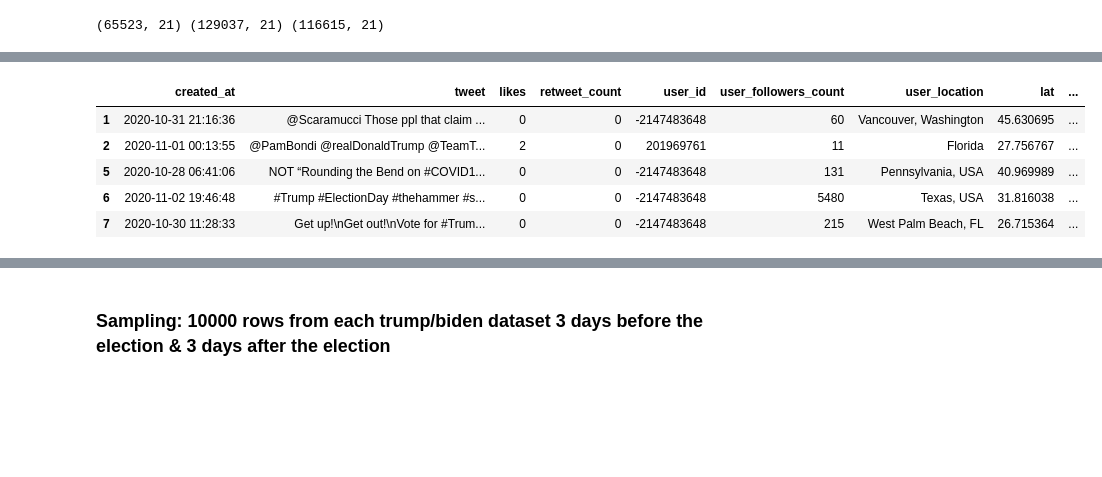
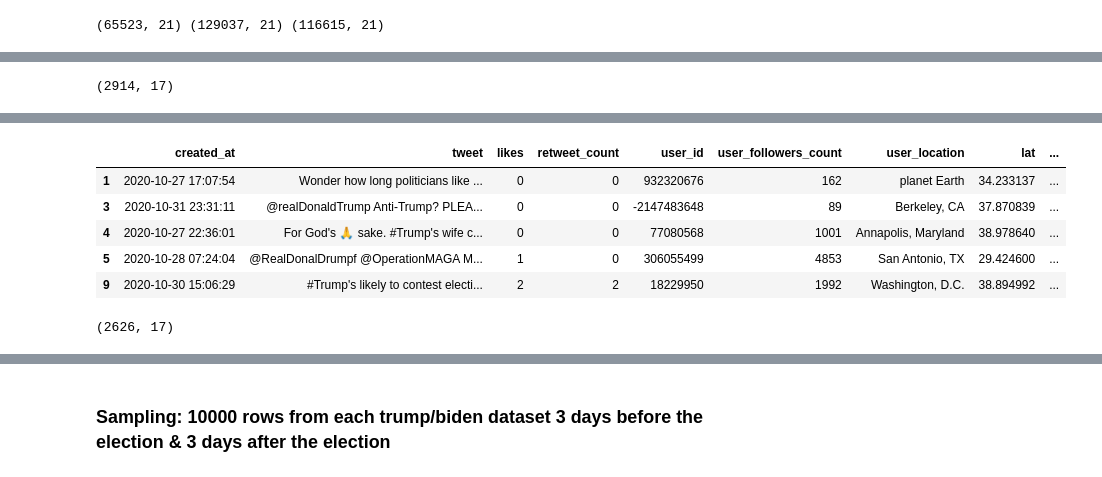
Before and after one commit to cl-xy/us-politics-social-media, a Jupyter notebook: data cleaning.ipynb, the cells around one changed output, grey strips where cells are left out. Saved outputs shown, nothing was run; the diff lists cells and outputs as text; code cells hidden in the pictures; blank space fills up the shorter version.

```diff
--- a/data cleaning.ipynb
+++ b/data cleaning.ipynb
@@ -301,6 +340,10 @@ Wall time: 3min 42s
+# %%
+trump_22.shape
+# %% [output]
+(2914, 17)
 # %%
 %%time
-trump_3 = trump_3.sample(n = 10000)
-trump_3 = CleanData(trump_3)
-trump_3.head()
+trump_31 = trump_3.sample(n = 10000, random_state = 1)
+trump_31 = CleanData(trump_31)
+trump_31.head()
 # %% [output]
@@ -308,6 +351,10 @@ Wall time: 2min 19s
 |  | created_at | tweet | likes | retweet_count | user_id | user_followers_count | user_location | lat | ... |
-| 1 | 2020-10-31 21:16:36 | @Scaramucci Those ppl that claim ... | 0 | 0 | -2147483648 | 60 | Vancouver, Washington | 45.630695 | ... |
-| 2 | 2020-11-01 00:13:55 | @PamBondi @realDonaldTrump @TeamT... | 2 | 0 | 201969761 | 11 | Florida | 27.756767 | ... |
-| 5 | 2020-10-28 06:41:06 | NOT “Rounding the Bend on #COVID1... | 0 | 0 | -2147483648 | 131 | Pennsylvania, USA | 40.969989 | ... |
-| 6 | 2020-11-02 19:46:48 | #Trump #ElectionDay #thehammer #s... | 0 | 0 | -2147483648 | 5480 | Texas, USA | 31.816038 | ... |
-| 7 | 2020-10-30 11:28:33 | Get up!\nGet out!\nVote for #Trum... | 0 | 0 | -2147483648 | 215 | West Palm Beach, FL | 26.715364 | ... |
+| 1 | 2020-10-27 17:07:54 | Wonder how long politicians like ... | 0 | 0 | 932320676 | 162 | planet Earth | 34.233137 | ... |
+| 3 | 2020-10-31 23:31:11 | @realDonaldTrump Anti-Trump? PLEA... | 0 | 0 | -2147483648 | 89 | Berkeley, CA | 37.870839 | ... |
+| 4 | 2020-10-27 22:36:01 | For God's 🙏 sake. #Trump's wife c... | 0 | 0 | 77080568 | 1001 | Annapolis, Maryland | 38.978640 | ... |
+| 5 | 2020-10-28 07:24:04 | @RealDonalDrumpf @OperationMAGA M... | 1 | 0 | 306055499 | 4853 | San Antonio, TX | 29.424600 | ... |
+| 9 | 2020-10-30 15:06:29 | #Trump's likely to contest electi... | 2 | 2 | 18229950 | 1992 | Washington, D.C. | 38.894992 | ... |
+# %%
+trump_31.shape
+# %% [output]
+(2626, 17)
```
Also changed, not shown: parts of 37 cells of this notebook, 8 other files.
